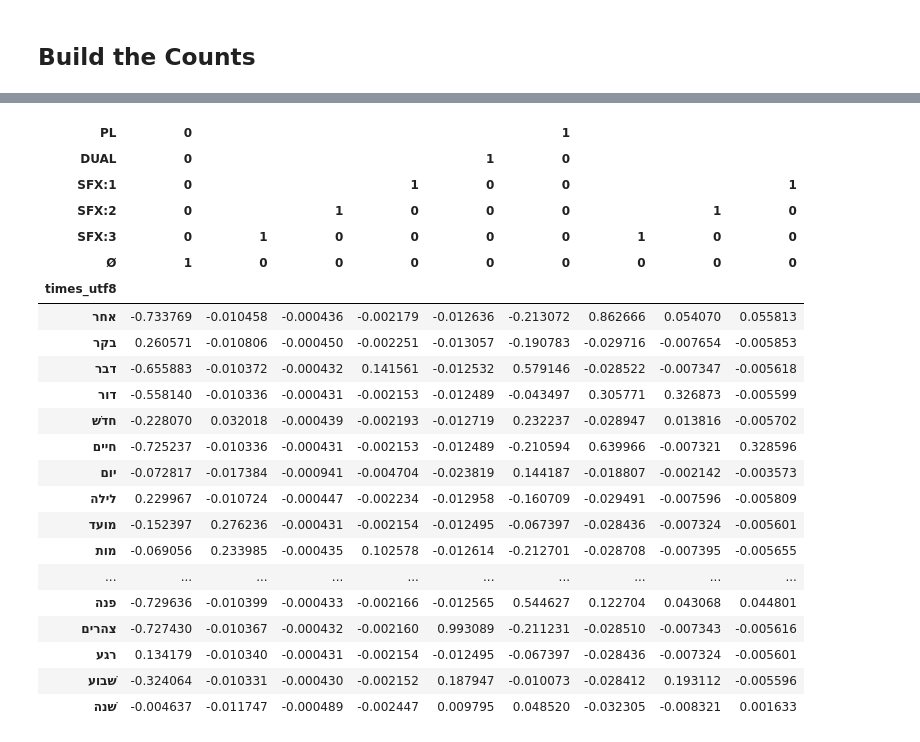
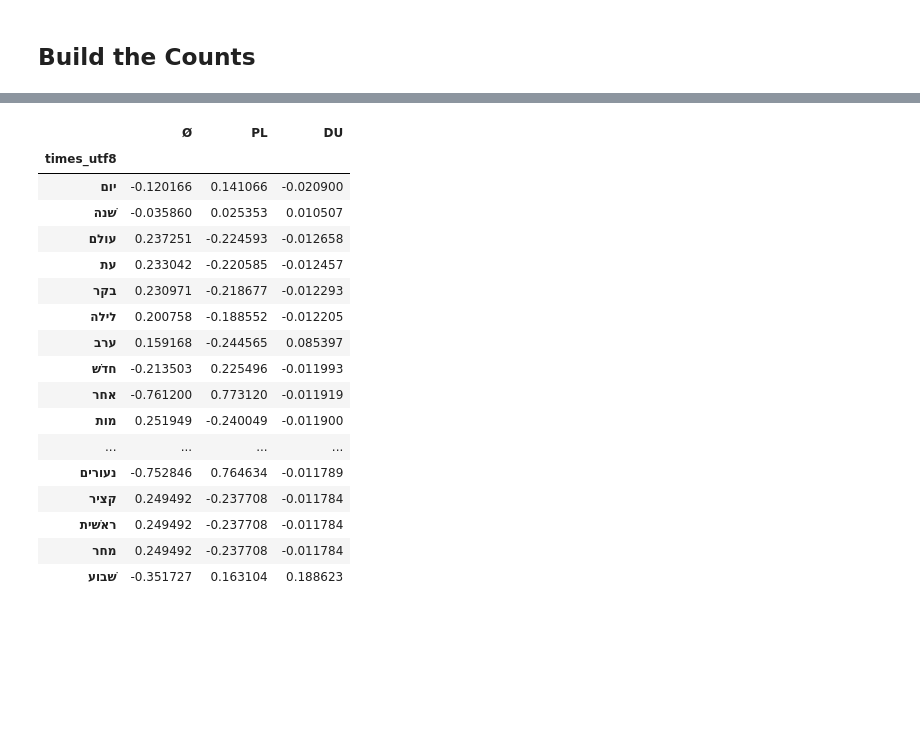
Before and after one commit to CambridgeSemiticsLab/BH_time_collocations, a Jupyter notebook: workflow/notebooks/analysis/morphological_collocations.ipynb, the cells around one changed output, grey strips where cells are left out. Cells and saved outputs as stored; diff of their text form; code cells hidden in the pictures; blank space fills up the shorter version.

```diff
--- a/workflow/notebooks/analysis/morphological_collocations.ipynb
+++ b/workflow/notebooks/analysis/morphological_collocations.ipynb
@@ -31,2 +69,7 @@ Index(['verse', 'book', 'booksuper', 'canon_part', 'period', 'genre', 'domain',
+# %%
+morphs = ['PL', 'DU'] #'SFX1', 'SFX2', 'SFX3']
+df_sg['Ø'] = 1*(df_sg[morphs].sum(1) == 0)
+df_sgph['Ø'] =  1*(df_sgph[morphs].sum(1) == 0)
+morphs.append('Ø')
 # %% [markdown]
 ## Build the Counts
@@ -62,6 +76,6 @@ morph_df
 # %%
 # prune to top x occurring terms
-lex_ct = morph_df.times_utf8.value_counts()
+lex_ct = df_sg.times_etcbc.value_counts()
 
 lex_ct.head(30)
 # %% [output]
@@ -123,0 +101,34 @@ morph_ct.droplevel(1, axis=0)
+# %%
+morphct_ph = pd.pivot_table(
+    df_sgph[
+        (df_sgph.heads_etcbc.isin(top_lexs.index))
+        & (df_sgph.function != 'Time')
+    ],
+    index=['heads_utf8', 'Phrase Heads', 'heads_utf8d'],
+    columns=morphs,
+    aggfunc='size',
+    fill_value=0,
+)
+
+morphct_tm = pd.pivot_table(
+    df_sg[df_sg.times_etcbc.isin(top_lexs.index)],
+    index=['times_utf8', 'TA Heads', 'times_utf8d'],
+    columns=morphs,
+    aggfunc='size',
+    fill_value=0,
+)
+
+headers = ['Ø', 'DU', 'PL']
+morphct_tm.columns = headers
+morphct_ph.columns = headers
+
+# sort them
+morphct_tm = morphct_tm[
+    morphct_tm.sum().sort_values(ascending=False).index
+]
+morphct_tm = morphct_tm.loc[
+    morphct_tm.sum(1).sort_values(ascending=False).index
+]
+morphct_ph = morphct_ph[
+    morphct_tm.sum().sort_values(ascending=False).index
+]
@@ -214,29 +201,24 @@ out.table(
 )
 # %%
 # Apply deltaP
-morph_dp = sig.apply_deltaP(morph_ct2, 0, 1)
-morph_dp.droplevel([1,2],0)
+morph_tm_dp = sig.apply_deltaP(morphct_tm, 0, 1)
+morph_tm_dp.droplevel([1,2],0)
 # %% [output]
-| PL | 0 |  |  |  |  | 1 |  |  |  |
-| DUAL | 0 |  |  |  | 1 | 0 |  |  |  |
-| SFX:1 | 0 |  |  | 1 | 0 | 0 |  |  | 1 |
-| SFX:2 | 0 |  | 1 | 0 | 0 | 0 |  | 1 | 0 |
-| SFX:3 | 0 | 1 | 0 | 0 | 0 | 0 | 1 | 0 | 0 |
-| Ø | 1 | 0 | 0 | 0 | 0 | 0 | 0 | 0 | 0 |
-| times_utf8 |  |  |  |  |  |  |  |  |  |
-| אחר | -0.733769 | -0.010458 | -0.000436 | -0.002179 | -0.012636 | -0.213072 | 0.862666 | 0.054070 | 0.055813 |
-| בקר | 0.260571 | -0.010806 | -0.000450 | -0.002251 | -0.013057 | -0.190783 | -0.029716 | -0.007654 | -0.005853 |
-| דבר | -0.655883 | -0.010372 | -0.000432 | 0.141561 | -0.012532 | 0.579146 | -0.028522 | -0.007347 | -0.005618 |
-| דור | -0.558140 | -0.010336 | -0.000431 | -0.002153 | -0.012489 | -0.043497 | 0.305771 | 0.326873 | -0.005599 |
-| חדשׁ | -0.228070 | 0.032018 | -0.000439 | -0.002193 | -0.012719 | 0.232237 | -0.028947 | 0.013816 | -0.005702 |
-| חיים | -0.725237 | -0.010336 | -0.000431 | -0.002153 | -0.012489 | -0.210594 | 0.639966 | -0.007321 | 0.328596 |
-| יום | -0.072817 | -0.017384 | -0.000941 | -0.004704 | -0.023819 | 0.144187 | -0.018807 | -0.002142 | -0.003573 |
-| לילה | 0.229967 | -0.010724 | -0.000447 | -0.002234 | -0.012958 | -0.160709 | -0.029491 | -0.007596 | -0.005809 |
-| מועד | -0.152397 | 0.276236 | -0.000431 | -0.002154 | -0.012495 | -0.067397 | -0.028436 | -0.007324 | -0.005601 |
-| מות | -0.069056 | 0.233985 | -0.000435 | 0.102578 | -0.012614 | -0.212701 | -0.028708 | -0.007395 | -0.005655 |
-| ... | ... | ... | ... | ... | ... | ... | ... | ... | ... |
-| פנה | -0.729636 | -0.010399 | -0.000433 | -0.002166 | -0.012565 | 0.544627 | 0.122704 | 0.043068 | 0.044801 |
-| צהרים | -0.727430 | -0.010367 | -0.000432 | -0.002160 | 0.993089 | -0.211231 | -0.028510 | -0.007343 | -0.005616 |
-| רגע | 0.134179 | -0.010340 | -0.000431 | -0.002154 | -0.012495 | -0.067397 | -0.028436 | -0.007324 | -0.005601 |
-| שׁבוע | -0.324064 | -0.010331 | -0.000430 | -0.002152 | 0.187947 | -0.010073 | -0.028412 | 0.193112 | -0.005596 |
-| שׁנה | -0.004637 | -0.011747 | -0.000489 | -0.002447 | 0.009795 | 0.048520 | -0.032305 | -0.008321 | 0.001633 |
+|  | Ø | PL | DU |
+| times_utf8 |  |  |  |
+| יום | -0.120166 | 0.141066 | -0.020900 |
+| שׁנה | -0.035860 | 0.025353 | 0.010507 |
+| עולם | 0.237251 | -0.224593 | -0.012658 |
+| עת | 0.233042 | -0.220585 | -0.012457 |
+| בקר | 0.230971 | -0.218677 | -0.012293 |
+| לילה | 0.200758 | -0.188552 | -0.012205 |
+| ערב | 0.159168 | -0.244565 | 0.085397 |
+| חדשׁ | -0.213503 | 0.225496 | -0.011993 |
+| אחר | -0.761200 | 0.773120 | -0.011919 |
+| מות | 0.251949 | -0.240049 | -0.011900 |
+| ... | ... | ... | ... |
+| נעורים | -0.752846 | 0.764634 | -0.011789 |
+| קציר | 0.249492 | -0.237708 | -0.011784 |
+| ראשׁית | 0.249492 | -0.237708 | -0.011784 |
+| מחר | 0.249492 | -0.237708 | -0.011784 |
+| שׁבוע | -0.351727 | 0.163104 | 0.188623 |
```
Also changed, not shown: parts of 34 cells of this notebook, 12 other files.
